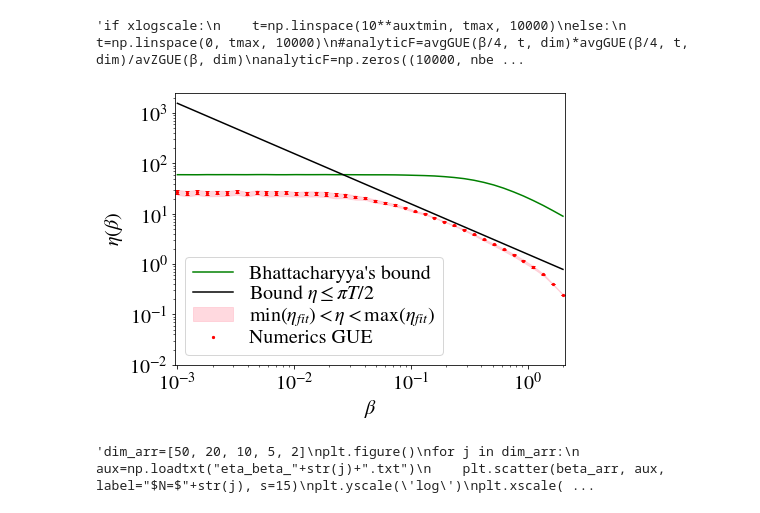
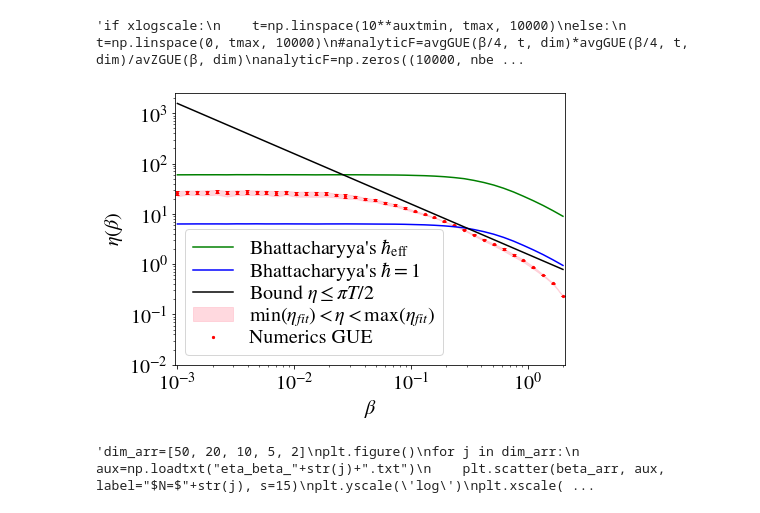
Before and after one commit to fame64/QChaosQSpeedLimits, a Jupyter notebook: NumericalStudy/RandomMatrixTheory/RMT_eta_beta_Bhattacharyya.ipynb, the cells around one changed output. Saved outputs shown, nothing was run; the diff lists cells and outputs as text; code cells hidden in the pictures.

```diff
--- a/NumericalStudy/RandomMatrixTheory/RMT_eta_beta_Bhattacharyya.ipynb
+++ b/NumericalStudy/RandomMatrixTheory/RMT_eta_beta_Bhattacharyya.ipynb
@@ -288,26 +288,27 @@ for k in range(nbeta):
 # %%
 #T_arr=np.linspace(1/beta_arr[-1], 1/beta_arr[0], 100)
 heff=2/(dim-1)
 x=np.linspace(beta_arr[0], beta_arr[-1], 1000)
 plt.figure(figsize=[7,5])
 plt.fill_between(beta_arr, minlyap, maxlyap, color='pink', alpha=0.6, label=r"$\min(\eta_{fit})<\eta<\max(\eta_{fit})$")
 #plt.scatter(beta_arr, maxlyap, color='r', label='Numerics GUE')
 plt.scatter(beta_arr, lyap_beta, color='r', label='Numerics GUE', s=5)
 plt.errorbar(beta_arr, lyap_beta, yerr=std_lyap, color='r', capsize=2, ls='None')
-plt.plot(beta_arr, 2*dE/heff, color="green", label="Bhattacharyya's bound")
+plt.plot(beta_arr, 2*dE/heff, color="green", label="Bhattacharyya's $\hbar_\mathrm{eff}$")
+plt.plot(beta_arr, 2*dE, color="blue", label="Bhattacharyya's $\hbar=1$")
 plt.plot(x, np.pi/(2*x), color='black', label=r"Bound $\eta \leq \pi T/2$")
 #plt.plot(x, 2*np.pi/(x), color='black', label=r"Bound $\eta \leq 2 \pi T$")
 plt.legend(labelspacing=0)
 plt.yscale('log')
 plt.xscale('log')
 plt.ylim(1e-2, )
 #plt.xlim(1e-2, 2)
 plt.xlim(beta_arr[0]*0.95,beta_arr[-1]*1.05)
 plt.xlabel(r"$\beta$")
 plt.ylabel(r"$\eta(\beta)$")
 plt.show()
 # %% [output]
-[figure, old version]
+[figure, new version]
 # %%
 """dim_arr=[50, 20, 10, 5, 2]
 plt.figure()
```
Also changed, not shown: 1 other file.
